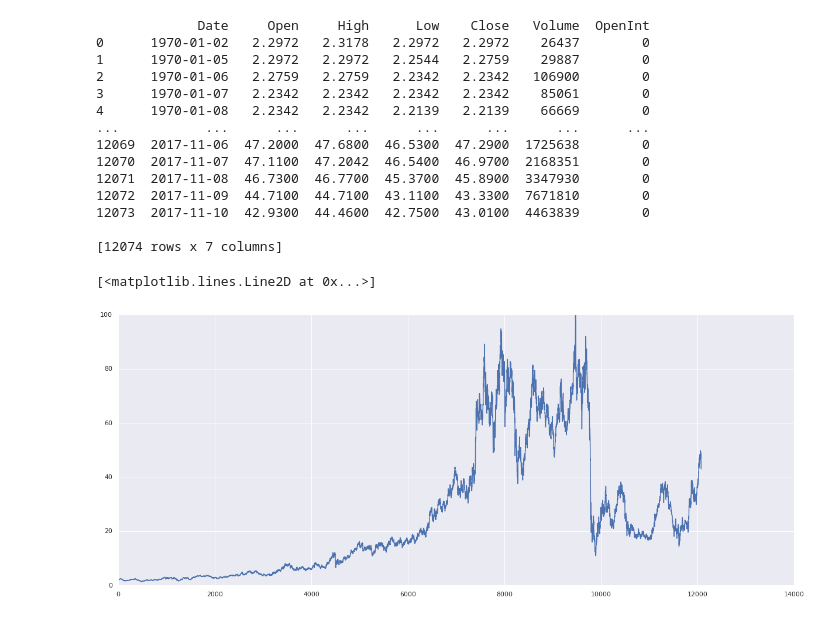
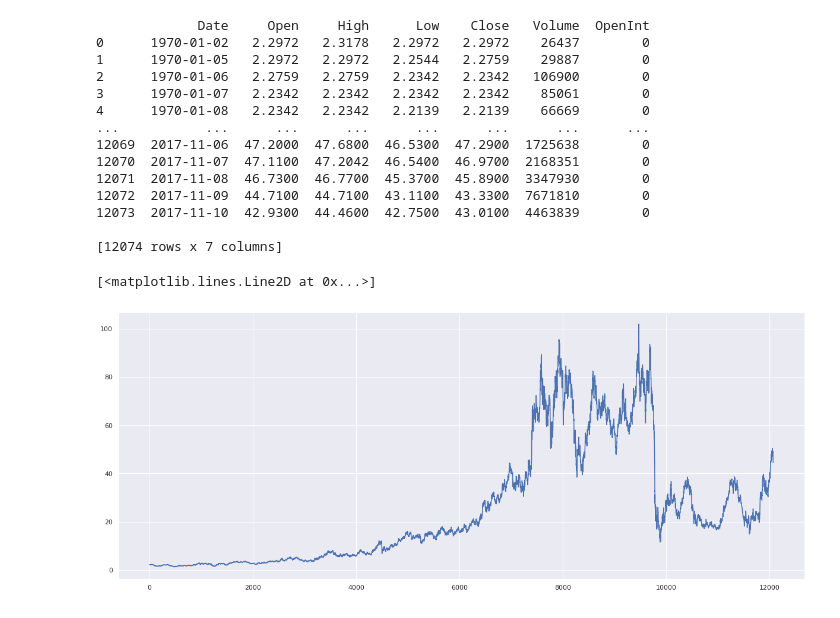
Before and after one commit to lorenz0890/motif_stock_prediction, a Jupyter notebook: motif_stock_prediction.ipynb, the cells around one changed output. Saved outputs shown, nothing was run; the diff lists cells and outputs as text; code cells hidden in the pictures.

```diff
--- a/motif_stock_prediction.ipynb
+++ b/motif_stock_prediction.ipynb
@@ -18,24 +19,24 @@ sns.set(rc={'figure.figsize':(20.7,8.27)})
 # %%
 #Dataset https://www.kaggle.com/borismarjanovic/price-volume-data-for-all-us-stocks-etfs
 df = pd.read_csv('price-volume-data-for-all-us-stocks-etfs/Stocks/aa.us.txt', sep=",", header=0)
 print(df)
-plt.plot(df['Open'])
+plt.plot(df['High'])
 # %% [output]
              Date     Open     High      Low    Close   Volume  OpenInt
 0      1970-01-02   2.2972   2.3178   2.2972   2.2972    26437        0
 1      1970-01-05   2.2972   2.2972   2.2544   2.2759    29887        0
 2      1970-01-06   2.2759   2.2759   2.2342   2.2342   106900        0
 3      1970-01-07   2.2342   2.2342   2.2342   2.2342    85061        0
 4      1970-01-08   2.2342   2.2342   2.2139   2.2139    66669        0
 ...           ...      ...      ...      ...      ...      ...      ...
 12069  2017-11-06  47.2000  47.6800  46.5300  47.2900  1725638        0
 12070  2017-11-07  47.1100  47.2042  46.5400  46.9700  2168351        0
 12071  2017-11-08  46.7300  46.7700  45.3700  45.8900  3347930        0
 12072  2017-11-09  44.7100  44.7100  43.1100  43.3300  7671810        0
 12073  2017-11-10  42.9300  44.4600  42.7500  43.0100  4463839        0
 
 [12074 rows x 7 columns]
 [<matplotlib.lines.Line2D at 0x...>]
-[figure, old version]
+[figure, new version]
 # %%
 scaler = preprocessing.MinMaxScaler()
```
Also changed, not shown: parts of 6 cells of this notebook.
